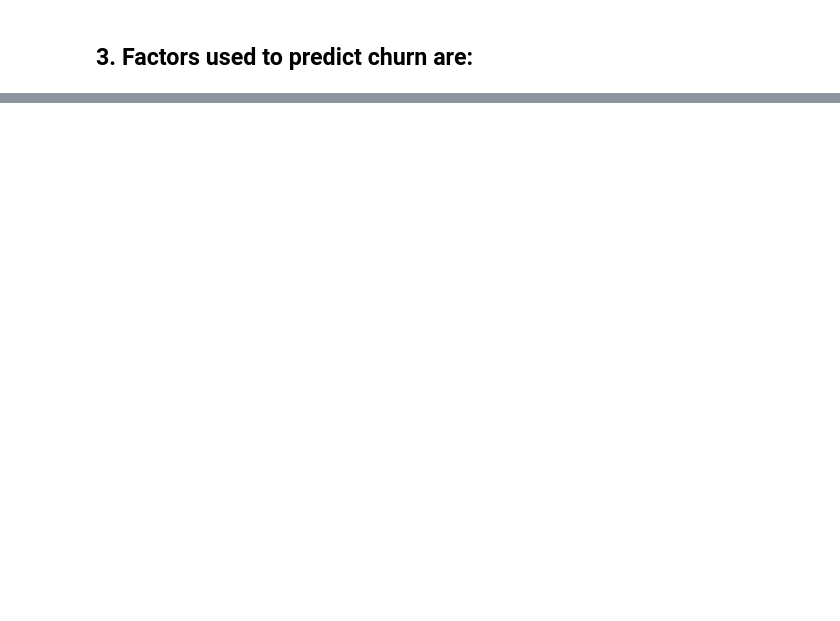
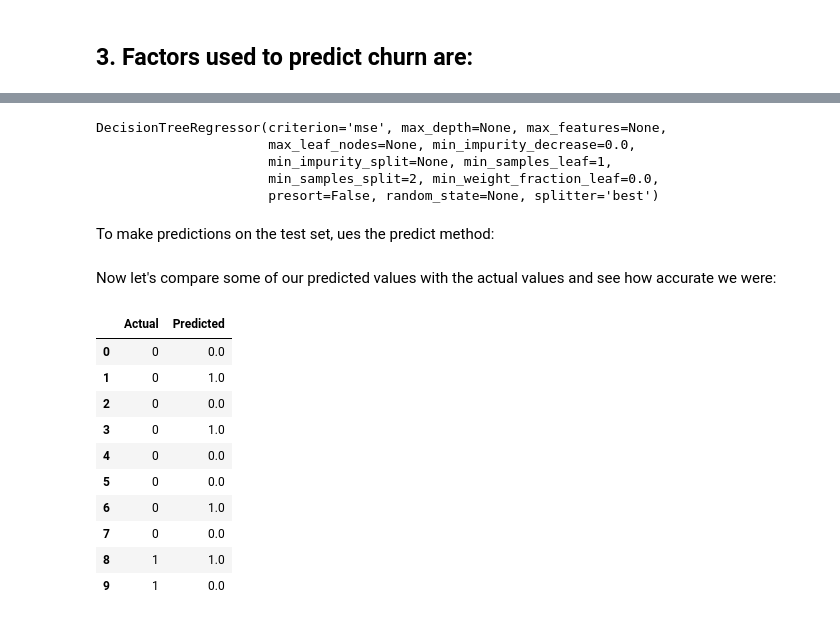
Before and after one commit to nomfund/Churn_Predictions, a Jupyter notebook: decision_Trees.ipynb, the cells around one changed output, grey strips where cells are left out. Saved outputs shown, nothing was run; the diff lists cells and outputs as text; code cells hidden in the pictures; blank space fills up the shorter version.

```diff
--- a/decision_Trees.ipynb
+++ b/decision_Trees.ipynb
@@ -197,0 +244,31 @@ RMSE for train is: 0.03875555555555556
+# %%
+from sklearn.tree import DecisionTreeRegressor
+regressor = DecisionTreeRegressor()
+regressor.fit(X_train, y_train)
+# %% [output]
+DecisionTreeRegressor(criterion='mse', max_depth=None, max_features=None,
+                      max_leaf_nodes=None, min_impurity_decrease=0.0,
+                      min_impurity_split=None, min_samples_leaf=1,
+                      min_samples_split=2, min_weight_fraction_leaf=0.0,
+                      presort=False, random_state=None, splitter='best')
+# %% [markdown]
+To make predictions on the test set, ues the predict method:
+# %%
+y_pred = regressor.predict(X_test)
+# %% [markdown]
+Now let's compare some of our predicted values with the actual values and see how accurate we were:
+# %%
+df=pd.DataFrame({'Actual':y_test, 'Predicted':y_pred})
+df.head(10)
+# %% [output]
+|  | Actual | Predicted |
+| 0 | 0 | 0.0 |
+| 1 | 0 | 1.0 |
+| 2 | 0 | 0.0 |
+| 3 | 0 | 1.0 |
+| 4 | 0 | 0.0 |
+| 5 | 0 | 0.0 |
+| 6 | 0 | 1.0 |
+| 7 | 0 | 0.0 |
+| 8 | 1 | 1.0 |
+| 9 | 1 | 0.0 |
```
Also changed, not shown: parts of 26 cells of this notebook.
